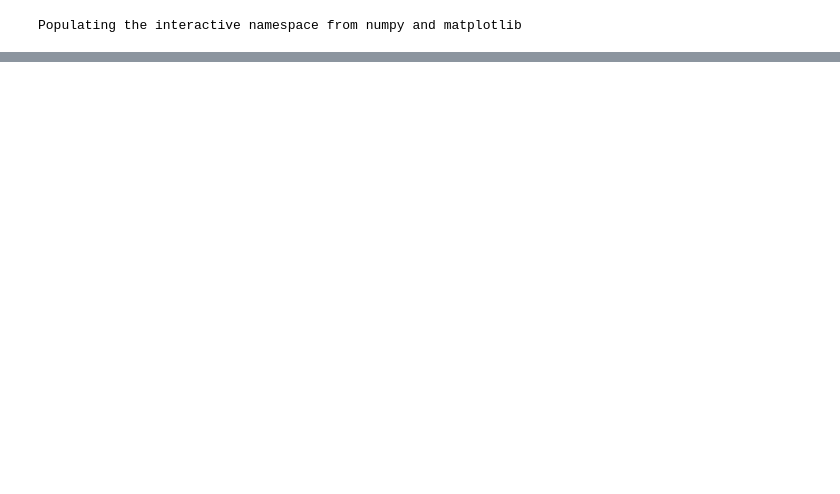
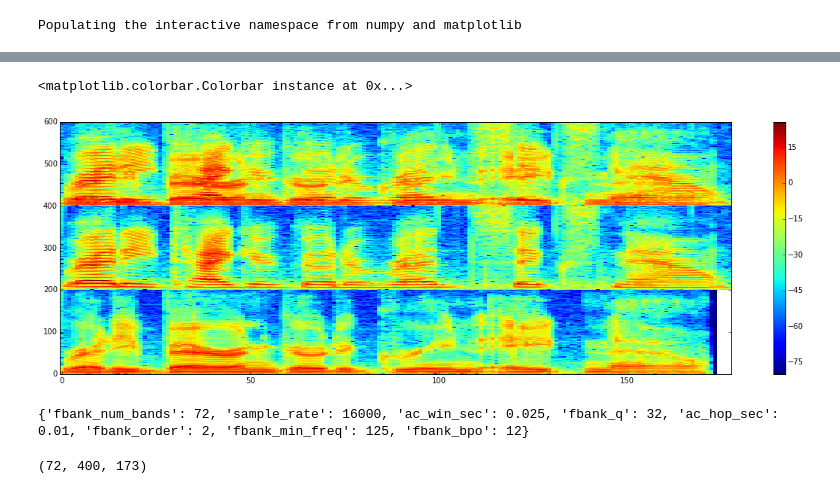
Before and after one commit to dpwe/casapy, a Jupyter notebook: casa_expts.ipynb, the cells around one changed output, grey strips where cells are left out. Drawn from its saved outputs; the diff is of its cells as text; code cells hidden in the pictures; blank space fills up the shorter version.

```diff
--- a/casa_expts.ipynb
+++ b/casa_expts.ipynb
@@ -130,0 +59,26 @@ ValueError: A value in x_new is above the interpolation range.
+# %%
+# We can look at the conventional spectrograms of the components and their mix.
+n_fft = 512 # 32 ms at SR=16 kHz
+hop_length = 160 # 10 ms at SR=16 kHz
+D1 = np.abs(librosa.stft(d1, n_fft=n_fft, hop_length=hop_length))
+D2 = np.abs(librosa.stft(d2, n_fft=n_fft, hop_length=hop_length))
+DMIX = np.abs(librosa.stft(dmix, n_fft=n_fft, hop_length=hop_length))
+figure(figsize=(20,6))
+maxbin = 200
+# Mixture appears in the top pane.
+imshow(20.*np.log10(np.vstack([D1[:maxbin, :], D2[:maxbin, :], DMIX[:maxbin, :]])),
+       origin="bottom", interpolation="nearest", aspect="auto", vmin=-80)
+colorbar()
+# %% [output]
+<matplotlib.colorbar.Colorbar instance at 0x...>
+[figure, added]
+# %%
+# Set up the CASA analysis engine.
+# Configure filter bank to have narrower bands than the default - for improved separation.
+config = casa.test_config
+config["fbank_num_bands"] = 72
+config["fbank_bpo"] = 12
+config["fbank_q"] = 32
+print config
+# %% [output]
+{'fbank_num_bands': 72, 'sample_rate': 16000, 'ac_win_sec': 0.025, 'fbank_q': 32, 'ac_hop_sec': 0.01, 'fbank_order': 2, 'fbank_min_freq': 125, 'fbank_bpo': 12}
@@ -130,0 +88,7 @@ ValueError: A value in x_new is above the interpolation range.
+# %%
+# Create the autocorrelogram of the mixture
+acg = casobj.correlogram(dmix)
+# Shape is subbands x lags x time frames (10ms step)
+print acg.shape
+# %% [output]
+(72, 400, 173)
```
Also changed, not shown: parts of 42 cells of this notebook, 3 other files.
